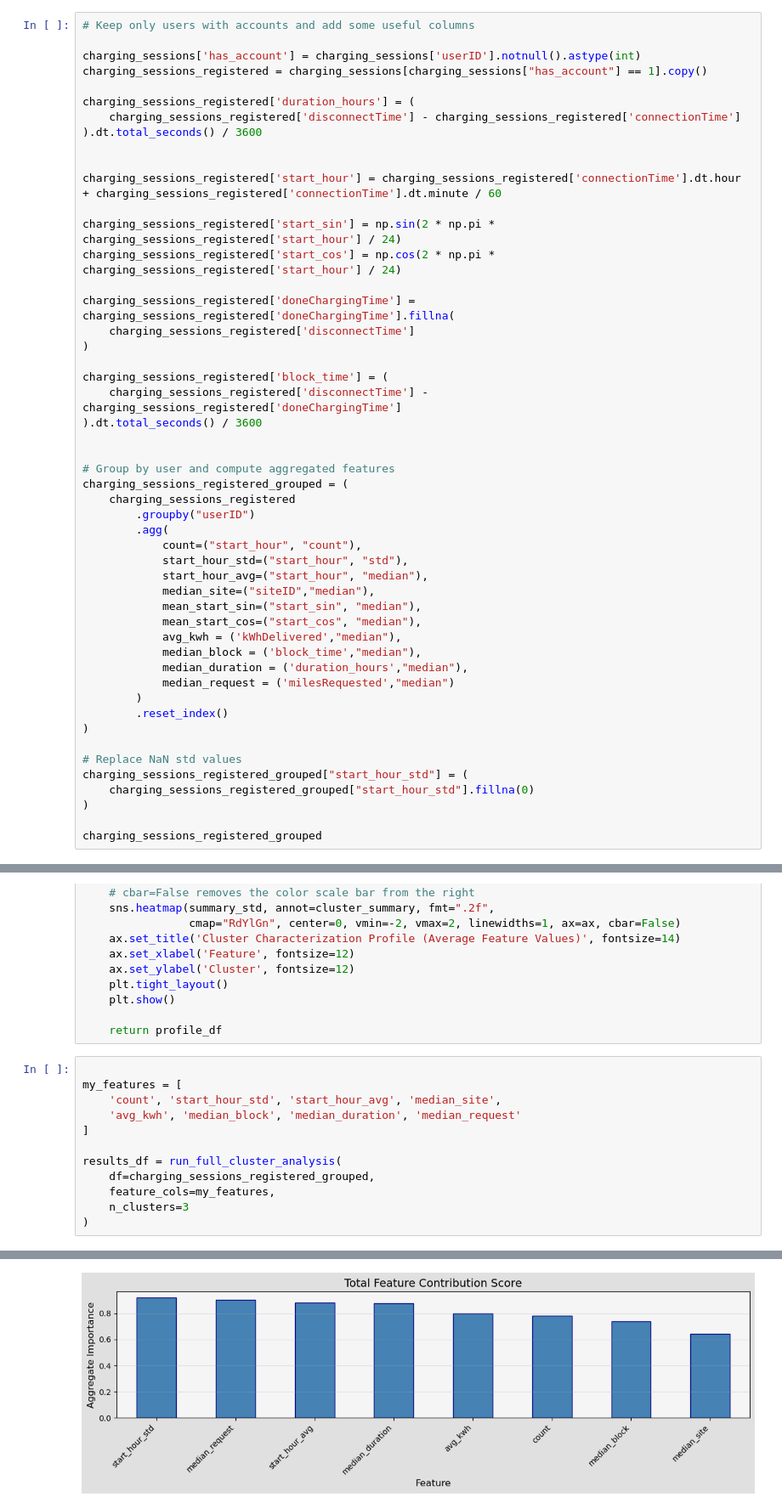
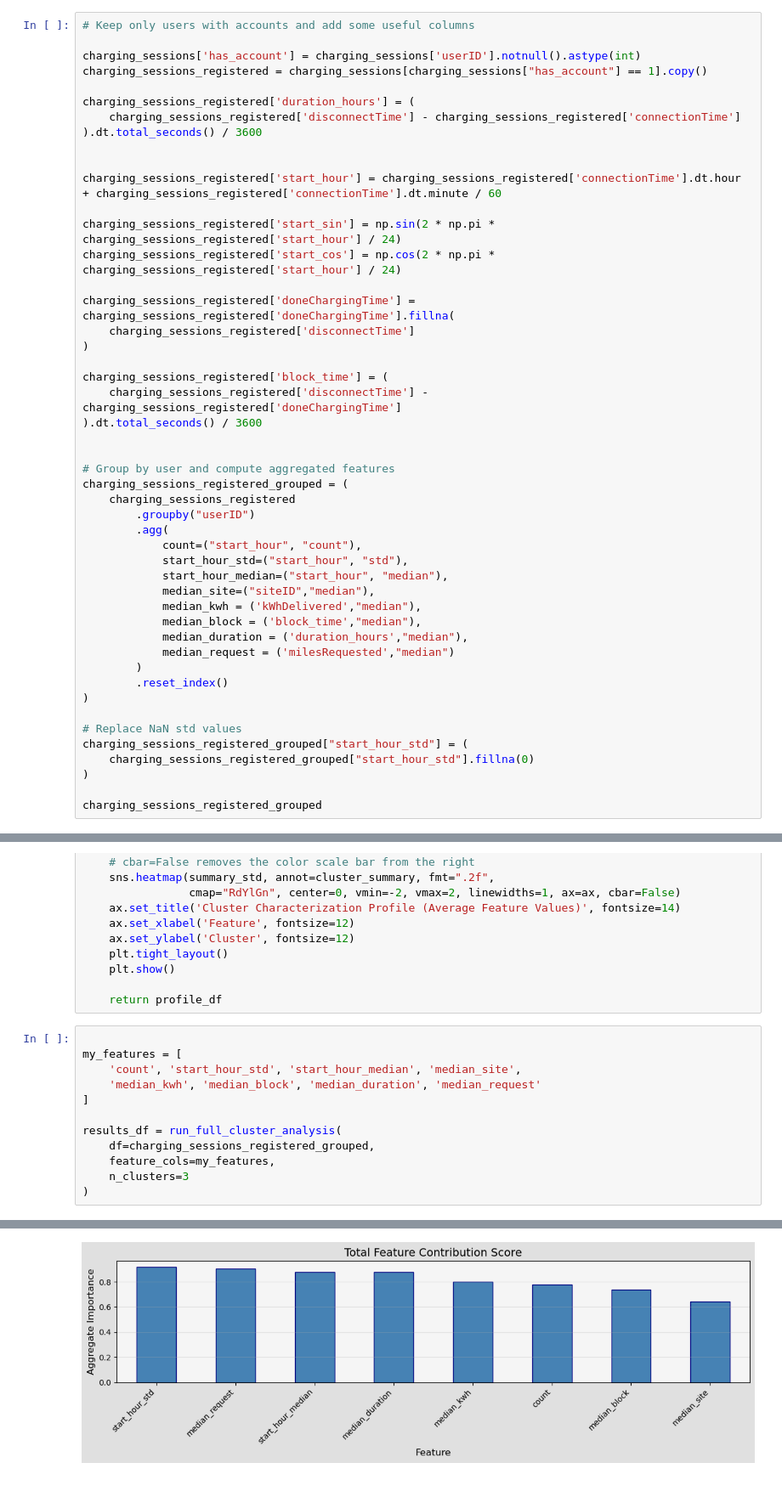
Before and after one commit to dfd0430/wiso, a Jupyter notebook: main.ipynb, the cells around one changed output, grey strips where cells are left out. Shown at 85% size. Saved outputs shown, nothing was run; the diff lists cells and outputs as text.

```diff
--- a/main.ipynb
+++ b/main.ipynb
@@ -661,11 +661,9 @@ charging_sessions_registered_grouped = (
         .agg(
             count=("start_hour", "count"),
             start_hour_std=("start_hour", "std"),
-            start_hour_avg=("start_hour", "median"),
+            start_hour_median=("start_hour", "median"),
             median_site=("siteID","median"),
-            mean_start_sin=("start_sin", "median"),
-            mean_start_cos=("start_cos", "median"),
-            avg_kwh = ('kWhDelivered',"median"),
+            median_kwh = ('kWhDelivered',"median"),
             median_block = ('block_time',"median"),
             median_duration = ('duration_hours',"median"),
             median_request = ('milesRequested',"median")
@@ -839,8 +837,8 @@ def run_full_cluster_analysis(df, feature_cols, n_clusters=3, random_state=42):
 # %%
 
 my_features = [
-    'count', 'start_hour_std', 'start_hour_avg', 'median_site',
-    'avg_kwh', 'median_block', 'median_duration', 'median_request'
+    'count', 'start_hour_std', 'start_hour_median', 'median_site',
+    'median_kwh', 'median_block', 'median_duration', 'median_request'
 ]
 
 results_df = run_full_cluster_analysis(
@@ -853 +851 @@ results_df = run_full_cluster_analysis(
-[figure, old version]
+[figure, new version]
```
Also changed, not shown: parts of 15 cells of this notebook.
